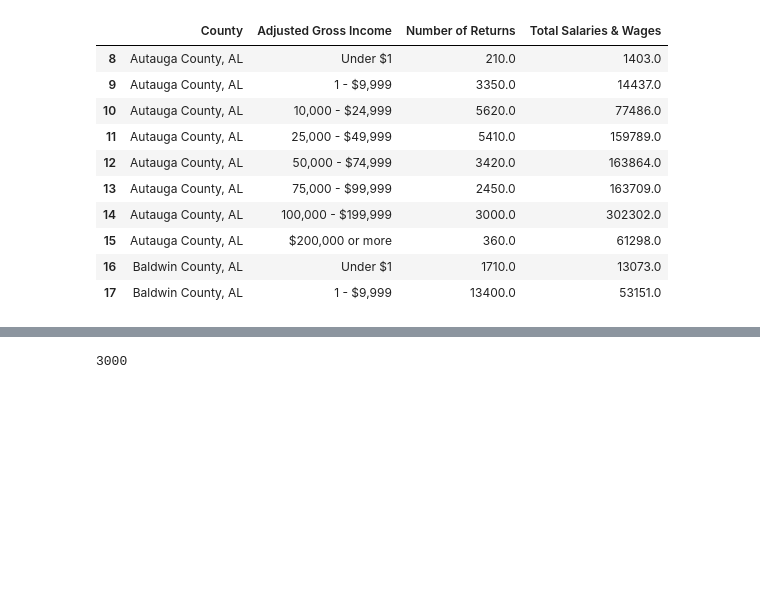
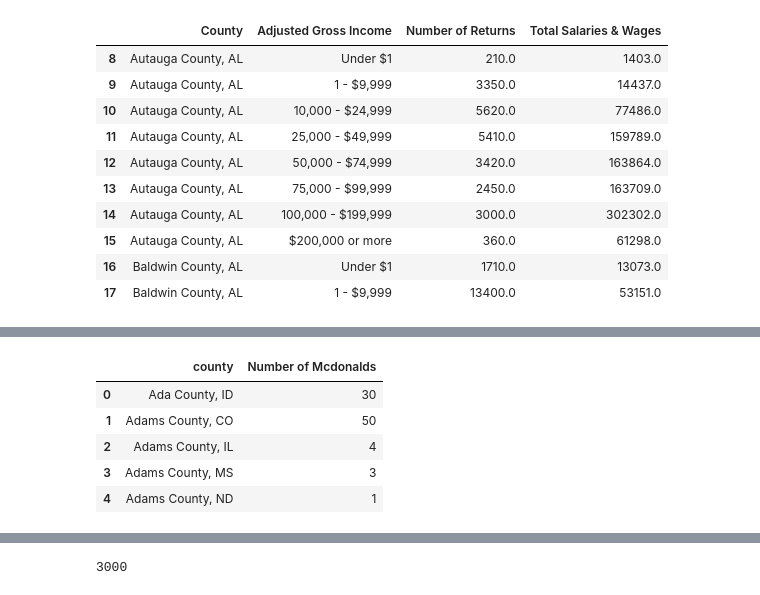
Before and after one commit to patrickmheembrock/ProjectRepo, a Jupyter notebook: DataClean.ipynb, the cells around one changed output, grey strips where cells are left out. Saved outputs shown, nothing was run; the diff lists cells and outputs as text; code cells hidden in the pictures; blank space fills up the shorter version.

```diff
--- a/DataClean.ipynb
+++ b/DataClean.ipynb
@@ -187,0 +227,10 @@ df_merge.head(10)
+# %%
+mcd_p_county = pd.read_csv("Mcdonalds_per_County.csv")
+mcd_p_county.head()
+# %% [output]
+|  | county | Number of Mcdonalds |
+| 0 | Ada County, ID | 30 |
+| 1 | Adams County, CO | 50 |
+| 2 | Adams County, IL | 4 |
+| 3 | Adams County, MS | 3 |
+| 4 | Adams County, ND | 1 |
```
Also changed, not shown: parts of 9 cells of this notebook.
